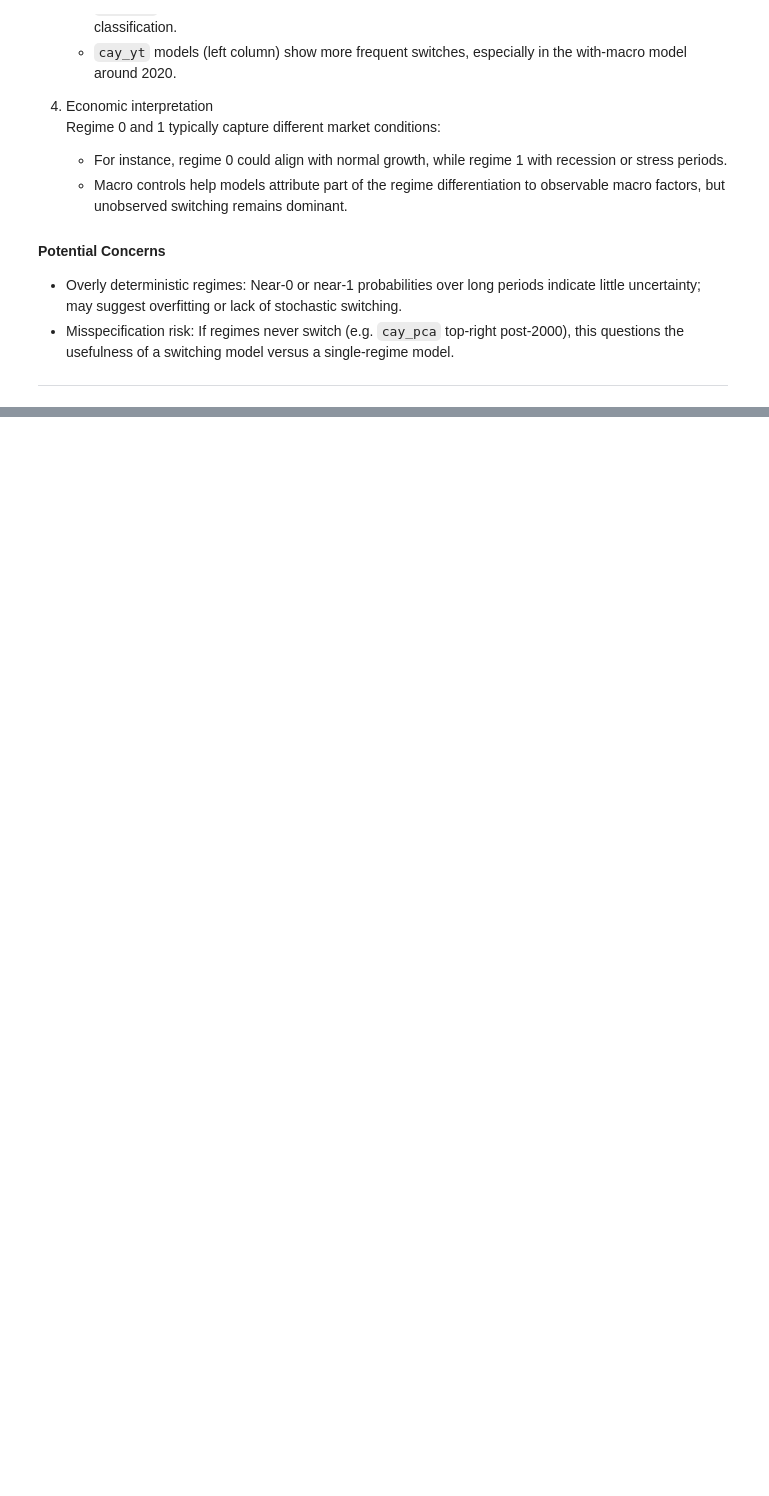
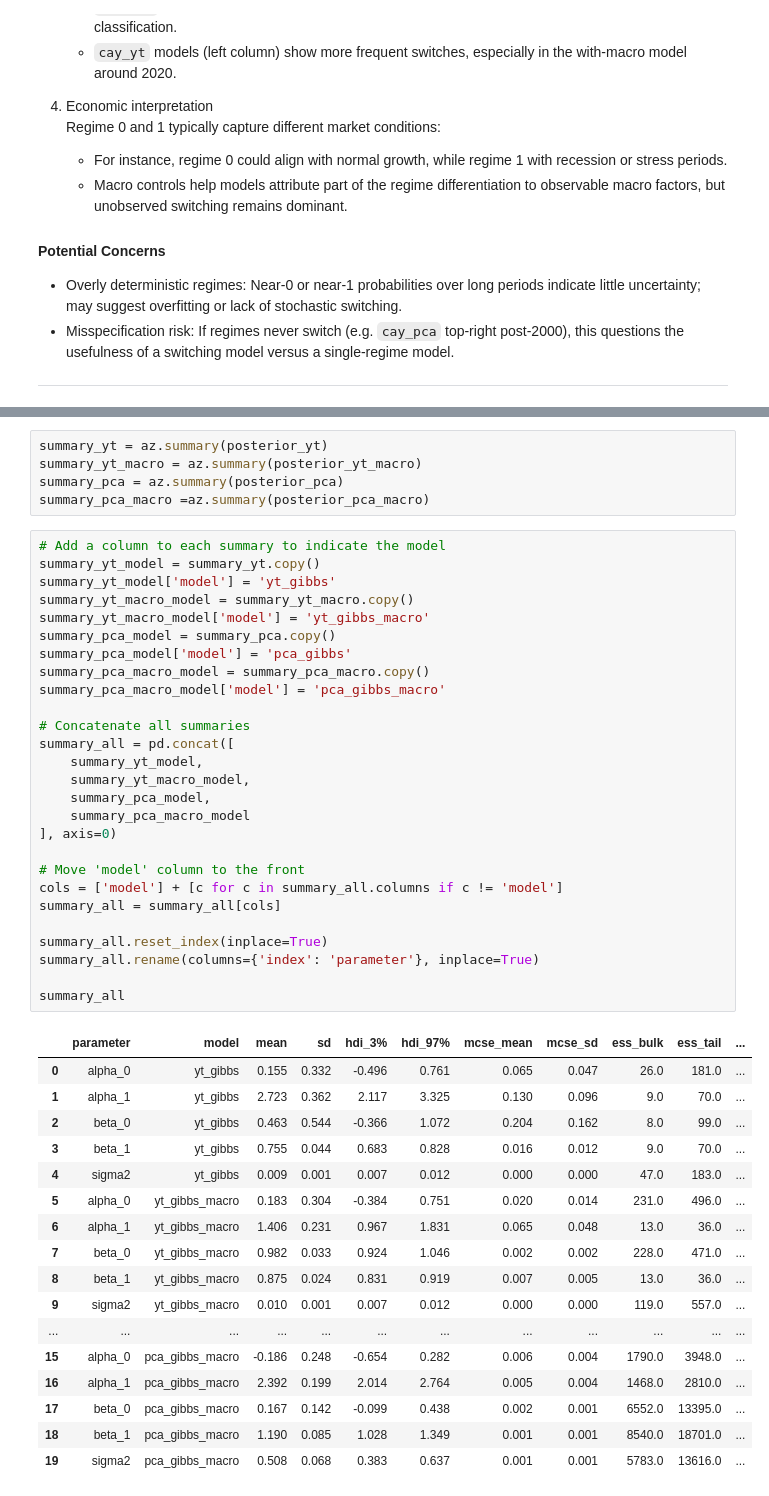
Before and after one commit to Stef-creator/cay-regime-switching, a Jupyter notebook: notebook.ipynb, the cells around one changed output, grey strips where cells are left out. Saved outputs shown, nothing was run; the diff lists cells and outputs as text; blank space fills up the shorter version.

```diff
--- a/notebook_2.ipynb
+++ b/notebook.ipynb
@@ -1474,0 +871,50 @@ display(results.sort_values('Sharpe_ann', ascending=False))
+# %%
+summary_yt = az.summary(posterior_yt)
+summary_yt_macro = az.summary(posterior_yt_macro)
+summary_pca = az.summary(posterior_pca)
+summary_pca_macro =az.summary(posterior_pca_macro)
+# %%
+# Add a column to each summary to indicate the model
+summary_yt_model = summary_yt.copy()
+summary_yt_model['model'] = 'yt_gibbs'
+summary_yt_macro_model = summary_yt_macro.copy()
+summary_yt_macro_model['model'] = 'yt_gibbs_macro'
+summary_pca_model = summary_pca.copy()
+summary_pca_model['model'] = 'pca_gibbs'
+summary_pca_macro_model = summary_pca_macro.copy()
+summary_pca_macro_model['model'] = 'pca_gibbs_macro'
+
+# Concatenate all summaries
+summary_all = pd.concat([
+    summary_yt_model,
+    summary_yt_macro_model,
+    summary_pca_model,
+    summary_pca_macro_model
+], axis=0)
+
+# Move 'model' column to the front
+cols = ['model'] + [c for c in summary_all.columns if c != 'model']
+summary_all = summary_all[cols]
+
+summary_all.reset_index(inplace=True)
+summary_all.rename(columns={'index': 'parameter'}, inplace=True)
+
+summary_all
+# %% [output]
+|  | parameter | model | mean | sd | hdi_3% | hdi_97% | mcse_mean | mcse_sd | ess_bulk | ess_tail | ... |
+| 0 | alpha_0 | yt_gibbs | 0.155 | 0.332 | -0.496 | 0.761 | 0.065 | 0.047 | 26.0 | 181.0 | ... |
+| 1 | alpha_1 | yt_gibbs | 2.723 | 0.362 | 2.117 | 3.325 | 0.130 | 0.096 | 9.0 | 70.0 | ... |
+| 2 | beta_0 | yt_gibbs | 0.463 | 0.544 | -0.366 | 1.072 | 0.204 | 0.162 | 8.0 | 99.0 | ... |
+| 3 | beta_1 | yt_gibbs | 0.755 | 0.044 | 0.683 | 0.828 | 0.016 | 0.012 | 9.0 | 70.0 | ... |
+| 4 | sigma2 | yt_gibbs | 0.009 | 0.001 | 0.007 | 0.012 | 0.000 | 0.000 | 47.0 | 183.0 | ... |
+| 5 | alpha_0 | yt_gibbs_macro | 0.183 | 0.304 | -0.384 | 0.751 | 0.020 | 0.014 | 231.0 | 496.0 | ... |
+| 6 | alpha_1 | yt_gibbs_macro | 1.406 | 0.231 | 0.967 | 1.831 | 0.065 | 0.048 | 13.0 | 36.0 | ... |
+| 7 | beta_0 | yt_gibbs_macro | 0.982 | 0.033 | 0.924 | 1.046 | 0.002 | 0.002 | 228.0 | 471.0 | ... |
+| 8 | beta_1 | yt_gibbs_macro | 0.875 | 0.024 | 0.831 | 0.919 | 0.007 | 0.005 | 13.0 | 36.0 | ... |
+| 9 | sigma2 | yt_gibbs_macro | 0.010 | 0.001 | 0.007 | 0.012 | 0.000 | 0.000 | 119.0 | 557.0 | ... |
+| ... | ... | ... | ... | ... | ... | ... | ... | ... | ... | ... | ... |
+| 15 | alpha_0 | pca_gibbs_macro | -0.186 | 0.248 | -0.654 | 0.282 | 0.006 | 0.004 | 1790.0 | 3948.0 | ... |
+| 16 | alpha_1 | pca_gibbs_macro | 2.392 | 0.199 | 2.014 | 2.764 | 0.005 | 0.004 | 1468.0 | 2810.0 | ... |
+| 17 | beta_0 | pca_gibbs_macro | 0.167 | 0.142 | -0.099 | 0.438 | 0.002 | 0.001 | 6552.0 | 13395.0 | ... |
+| 18 | beta_1 | pca_gibbs_macro | 1.190 | 0.085 | 1.028 | 1.349 | 0.001 | 0.001 | 8540.0 | 18701.0 | ... |
+| 19 | sigma2 | pca_gibbs_macro | 0.508 | 0.068 | 0.383 | 0.637 | 0.001 | 0.001 | 5783.0 | 13616.0 | ... |
```
Also changed, not shown: parts of 61 cells of this notebook, 3 other files.
